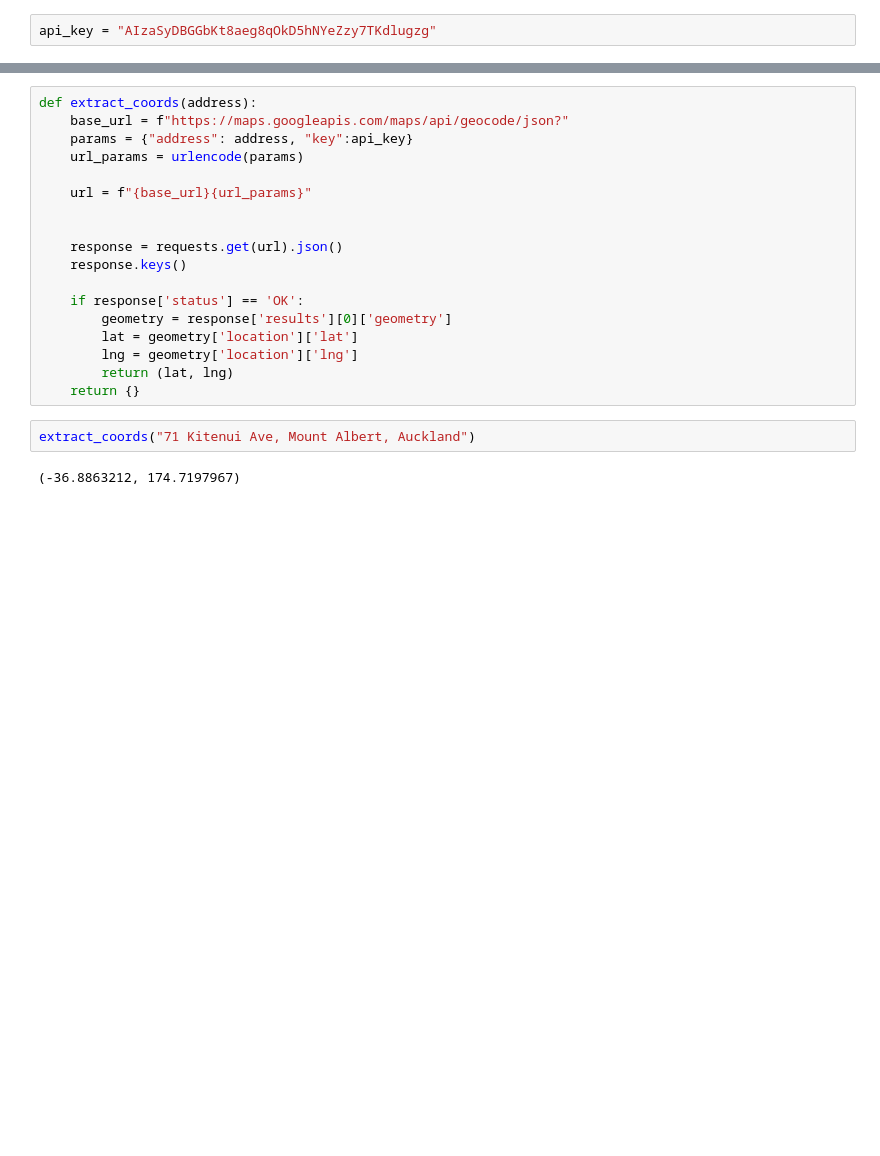
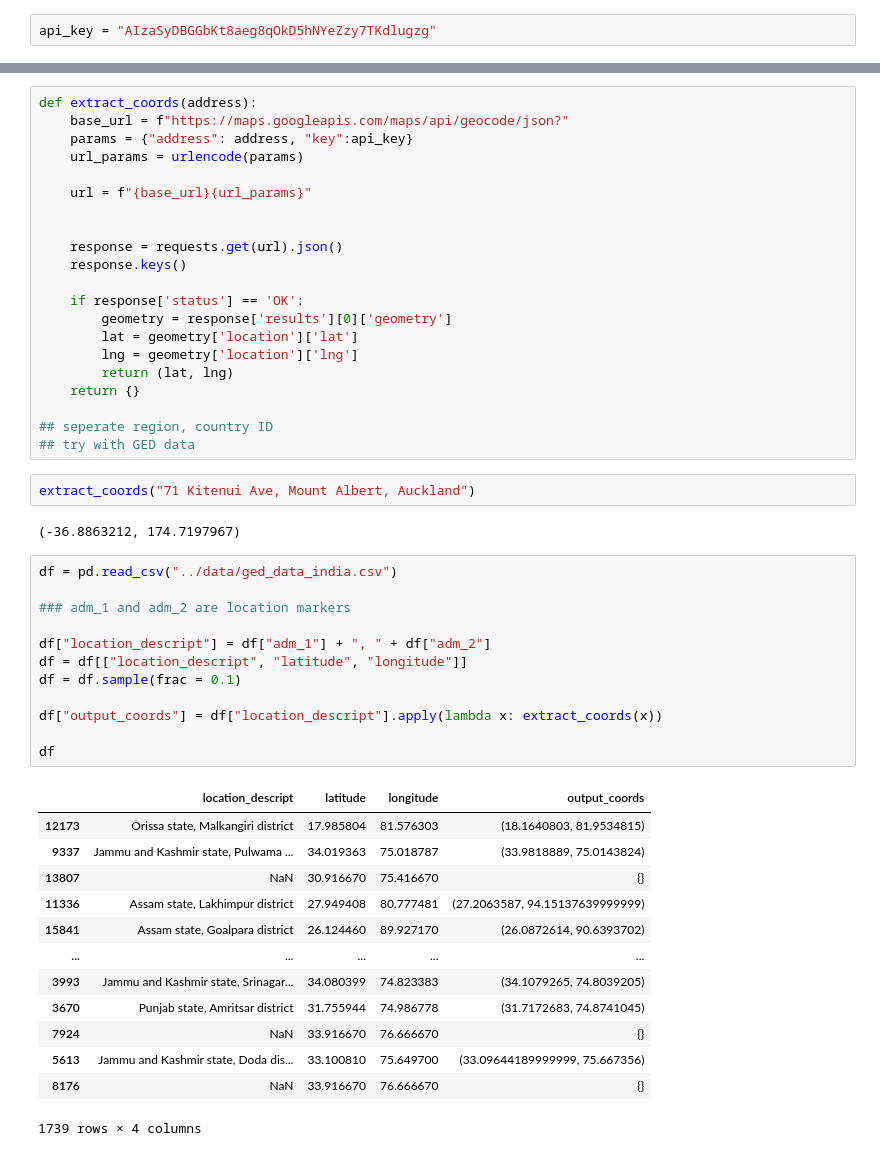
Before and after one commit to jonathanold/conflict-india, a Jupyter notebook: code/geocoding-conflicts.ipynb, the cells around one changed output, grey strips where cells are left out. Drawn from its saved outputs; the diff is of its cells as text; blank space fills up the shorter version.

```diff
--- a/code/geocoding-conflicts.ipynb
+++ b/code/geocoding-conflicts.ipynb
@@ -21,7 +50,36 @@ def extract_coords(address):
         lng = geometry['location']['lng']
         return (lat, lng)
     return {}
+
+## seperate region, country ID
+## try with GED data
 # %%
 extract_coords("71 Kitenui Ave, Mount Albert, Auckland")
 # %% [output]
 (-36.8863212, 174.7197967)
+# %%
+df = pd.read_csv("../data/ged_data_india.csv")
+
+### adm_1 and adm_2 are location markers
+
+df["location_descript"] = df["adm_1"] + ", " + df["adm_2"]
+df = df[["location_descript", "latitude", "longitude"]]
+df = df.sample(frac = 0.1)
+
+df["output_coords"] = df["location_descript"].apply(lambda x: extract_coords(x))
+
+df
+# %% [output]
+|  | location_descript | latitude | longitude | output_coords |
+| 12173 | Orissa state, Malkangiri district | 17.985804 | 81.576303 | (18.1640803, 81.9534815) |
+| 9337 | Jammu and Kashmir state, Pulwama ... | 34.019363 | 75.018787 | (33.9818889, 75.0143824) |
+| 13807 | NaN | 30.916670 | 75.416670 | {} |
+| 11336 | Assam state, Lakhimpur district | 27.949408 | 80.777481 | (27.2063587, 94.15137639999999) |
+| 15841 | Assam state, Goalpara district | 26.124460 | 89.927170 | (26.0872614, 90.6393702) |
+| ... | ... | ... | ... | ... |
+| 3993 | Jammu and Kashmir state, Srinagar... | 34.080399 | 74.823383 | (34.1079265, 74.8039205) |
+| 3670 | Punjab state, Amritsar district | 31.755944 | 74.986778 | (31.7172683, 74.8741045) |
+| 7924 | NaN | 33.916670 | 76.666670 | {} |
+| 5613 | Jammu and Kashmir state, Doda dis... | 33.100810 | 75.649700 | (33.09644189999999, 75.667356) |
+| 8176 | NaN | 33.916670 | 76.666670 | {} |
+1739 rows × 4 columns
```
Also changed, not shown: parts of 8 cells of this notebook.
